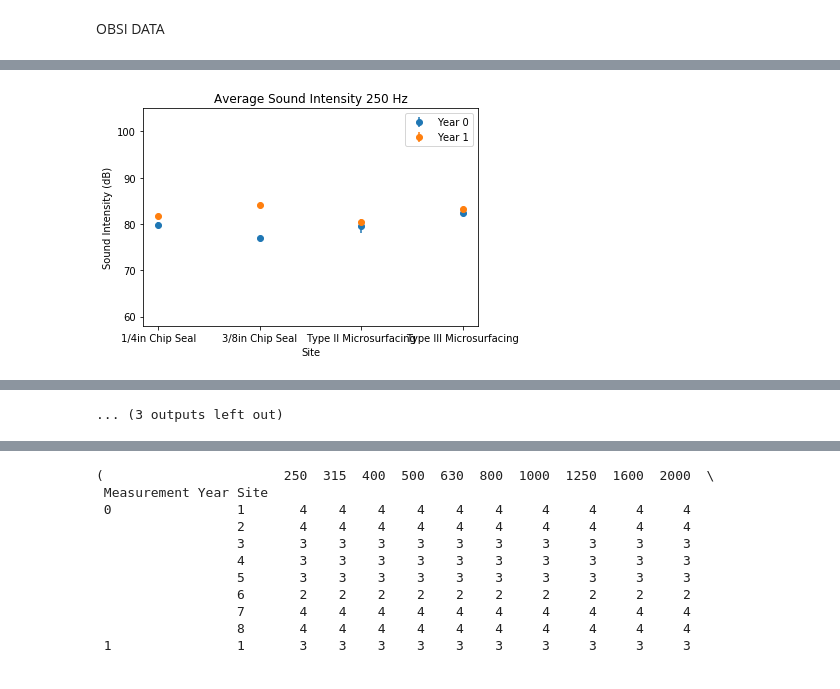
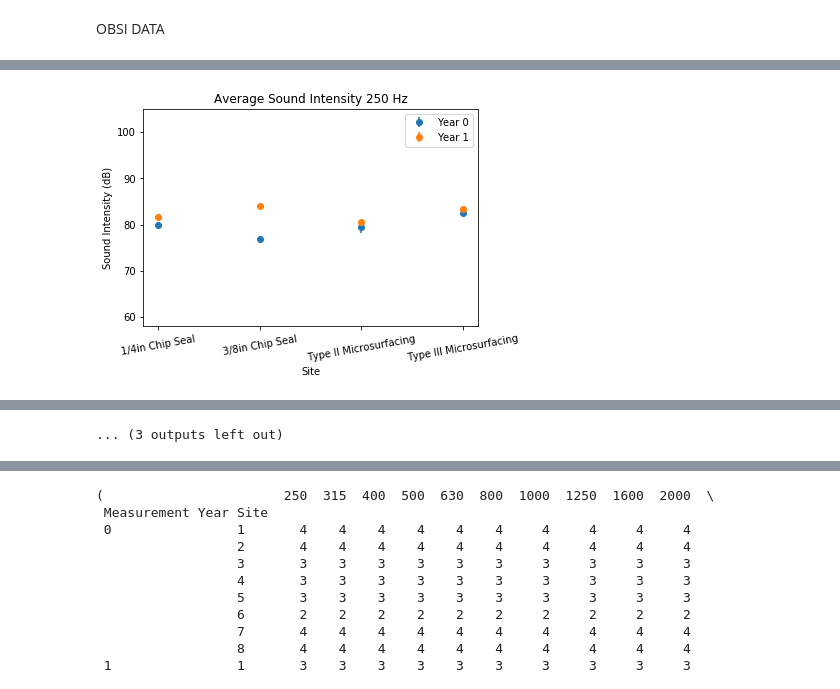
Before and after one commit to VolpeUSDOT/NPS_Quiet_Pavement, a Jupyter notebook: dataprep/Initial EDA Exploratory.ipynb, the cells around one changed output, grey strips where cells are left out. Drawn from its saved outputs; the diff is of its cells as text; code cells hidden in the pictures.

```diff
--- a/dataprep/Initial EDA Exploratory.ipynb
+++ b/dataprep/Initial EDA Exploratory.ipynb
@@ -51,13 +64,30 @@ OBSI["Pavement Type"]=[pavement_type[s] for s in OBSI["Site"]]
+# %%
+#Group data by year, site, pavement type, and replicates
+OBSI_grouped = OBSI.set_index(["Measurement Year", "Site", "Pavement Type","Replicates", "Macro Pavement Type"])
+OBSI_grouped= OBSI_grouped.swaplevel("Pavement Type", "Site") # Use this to swap levels
+OBSI_grouped.sort_index(inplace=True)
+OBSI_grouped = OBSI_grouped.astype(float)
 # %%
 # Plot data by site and sound intensity. Each figure is a different frequency
 # Last column describes pavement treatment type
-# Red = pre-treatment, purple = post treatment.
-for freq in OBSI.columns[3:(len(OBSI.columns)-1)]:
+# Blue = pre-treatment, Orange = post treatment.
+
+# 2, 8: 1/4 inch chip seal
+# 1, 5: 3/4 inch chip seal
+# 3, 7: Type II Microsurfacing
+# 4, 6: Type III Microsurfacing
+
+#Separate data by year and use sites sorted by pavement type for plotting
+yr0OBSI = OBSI_grouped.groupby(level = 0).get_group(0)
+yr1OBSI = OBSI_grouped.groupby(level = 0).get_group(1)
+
+for freq in yr0OBSI.columns:
     plt.figure()
-    plt.scatter(OBSI["Site"],OBSI[freq], s = 15, c = OBSI["Measurement Year"], cmap = 'Spectral') #, label = ["Year 0", "Year 1"])
+    plt.scatter(yr0OBSI.index.get_level_values("Site"), yr0OBSI[freq], s = 15, label = "Year 0")
+    plt.scatter(yr1OBSI.index.get_level_values("Site"), yr1OBSI[freq], s = 15, label = "Year 1")
     plt.title("Sound Intensity at " + str(freq) + " Hz")
     plt.xlabel("Site")
     plt.ylabel("Sound Intensity (dB)")
     plt.legend() # Only shows freq; how do we get it to follow arguments from plt.scatter?
-    # plt.ylim(58,105)
+#     plt.ylim(58,105)
 # %% [output]
@@ -77,26 +126,24 @@ for freq in OBSI.columns[3:(len(OBSI.columns)-1)]:
-# %%
-#Group data by year, site, pavement type, and replicates
-OBSI_grouped = OBSI.set_index(["Measurement Year", "Site", "Pavement Type","Replicates"])
-OBSI_grouped= OBSI_grouped.swaplevel("Pavement Type", "Site") # Use this to swap levels
-OBSI_grouped.sort_index(inplace=True)
-OBSI_grouped = OBSI_grouped.astype(float)
 # %%
 # OBSI # Uncomment to see entire data frame
 # %%
 # Mean grouped by year and site
 OBSI_mean_by_site = OBSI_grouped.groupby(level = [0,1]).mean()
 OBSI_yearly_sem = OBSI_grouped.groupby(level = [0,1]).sem()
 #Plot data by site and sound intensity averaged and separated by year
 for freq in OBSI_mean_by_site.columns:
     plt.figure()
+
     plt.errorbar(OBSI_mean_by_site.loc[0].index,OBSI_mean_by_site.loc[0][freq],
-                OBSI_yearly_sem.loc[0][250], ls = "None",marker = ".", ms= 12, label = "Year 0")
+                OBSI_yearly_sem.loc[0][freq], ls = "None",marker = ".", ms= 12, label = "Year 0")
+
     plt.errorbar(OBSI_mean_by_site.loc[1].index,OBSI_mean_by_site.loc[1][freq],
-                OBSI_yearly_sem.loc[1][250], ls = "None",marker = ".", ms = 12, label = "Year 1")
+                OBSI_yearly_sem.loc[1][freq], ls = "None",marker = ".", ms = 12, label = "Year 1")
+
     plt.legend()
     plt.xlabel("Site")
     plt.ylabel("Sound Intensity (dB)")
+    plt.xticks(rotation = 10)
     plt.ylim(58,105)
     plt.title("Average Sound Intensity "+ str(freq) + " Hz")
 # %% [output]
-[figure, old version]
+[figure, new version]
```
Also changed, not shown: parts of 7 cells of this notebook.
